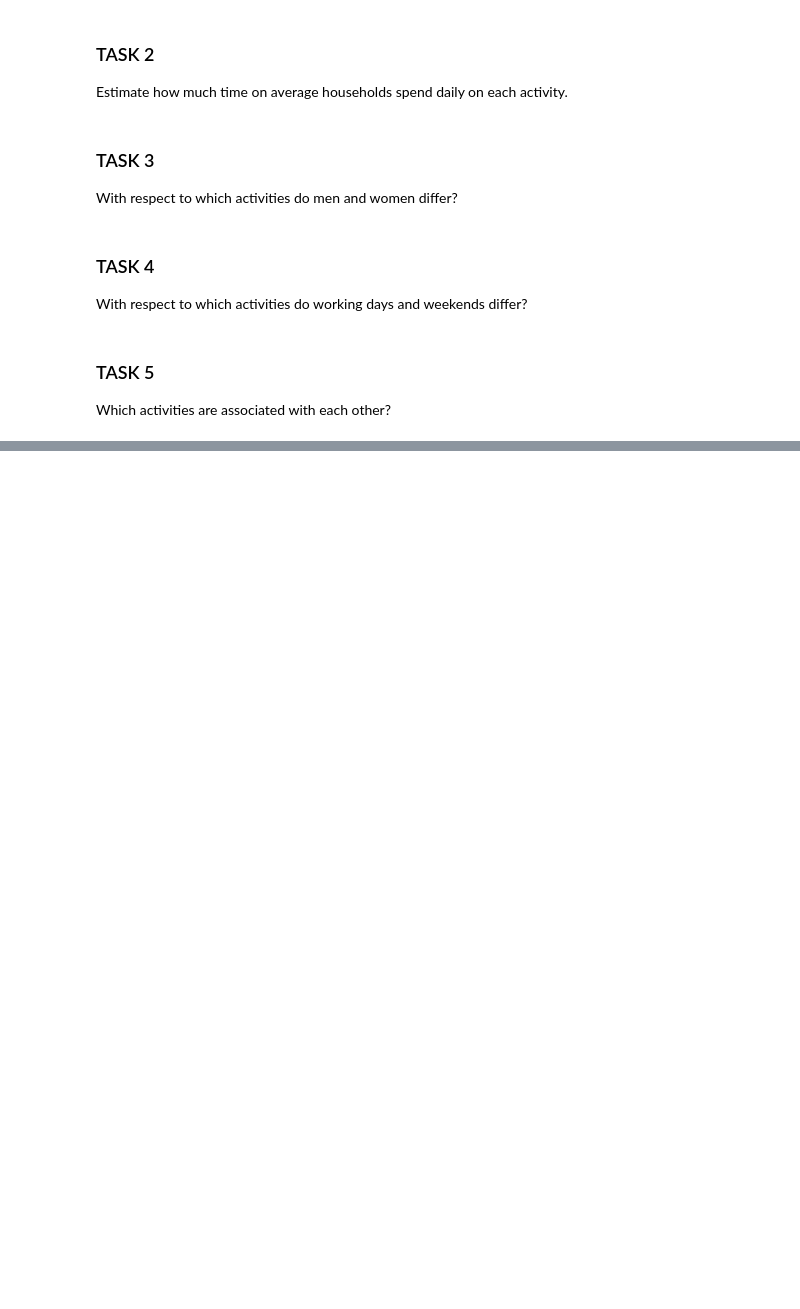
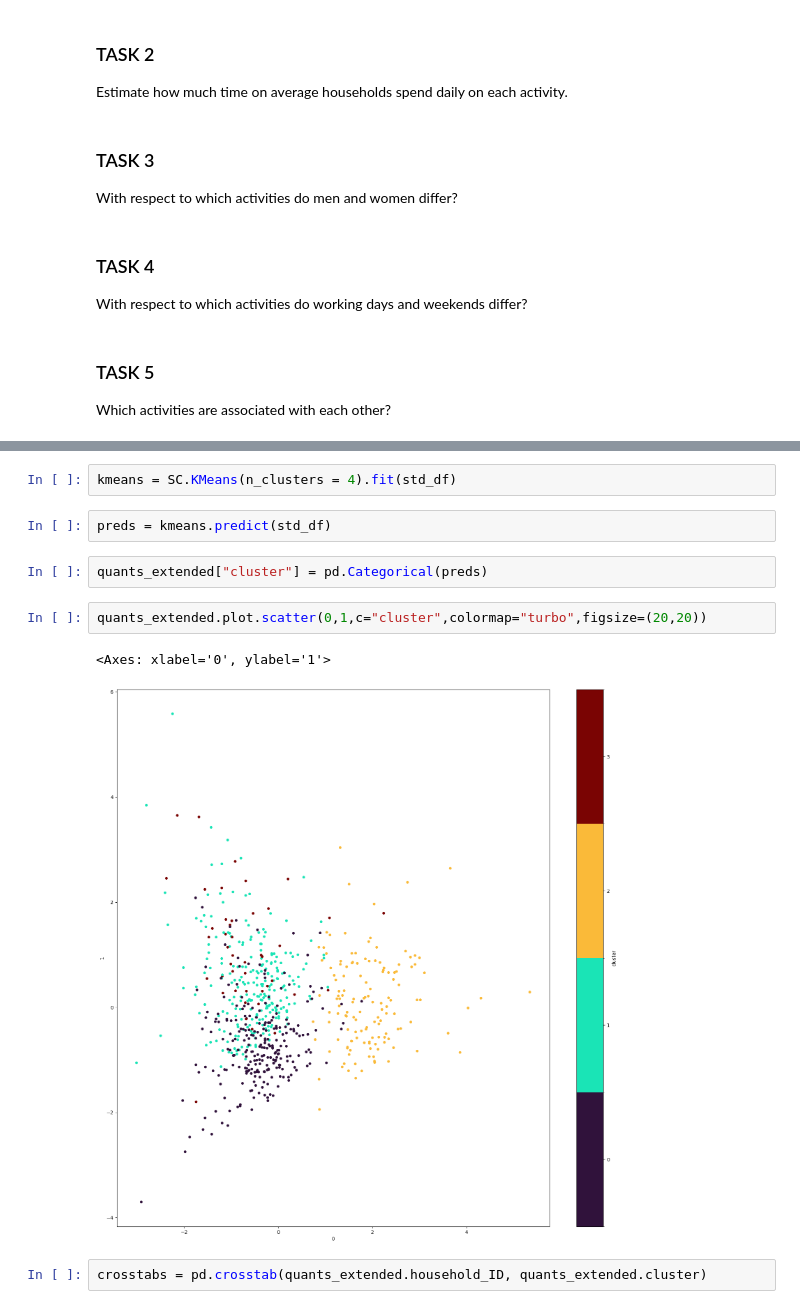
Before and after one commit to heinohen/household_habits_SDA, a Jupyter notebook: habits.ipynb, the cells around one changed output, grey strips where cells are left out. Drawn from its saved outputs; the diff is of its cells as text; blank space fills up the shorter version.

```diff
--- a/habits.ipynb
+++ b/habits.ipynb
@@ -406,0 +488,13 @@ print(S.shapiro(df_done.phonecall).pvalue) # NOT NORMAL
+# %%
+kmeans = SC.KMeans(n_clusters = 4).fit(std_df)
+# %%
+preds = kmeans.predict(std_df)
+# %%
+quants_extended["cluster"] = pd.Categorical(preds)
+# %%
+quants_extended.plot.scatter(0,1,c="cluster",colormap="turbo",figsize=(20,20))
+# %% [output]
+<Axes: xlabel='0', ylabel='1'>
+[figure, added]
+# %%
+crosstabs = pd.crosstab(quants_extended.household_ID, quants_extended.cluster)
```
Also changed, not shown: parts of 24 cells of this notebook.
